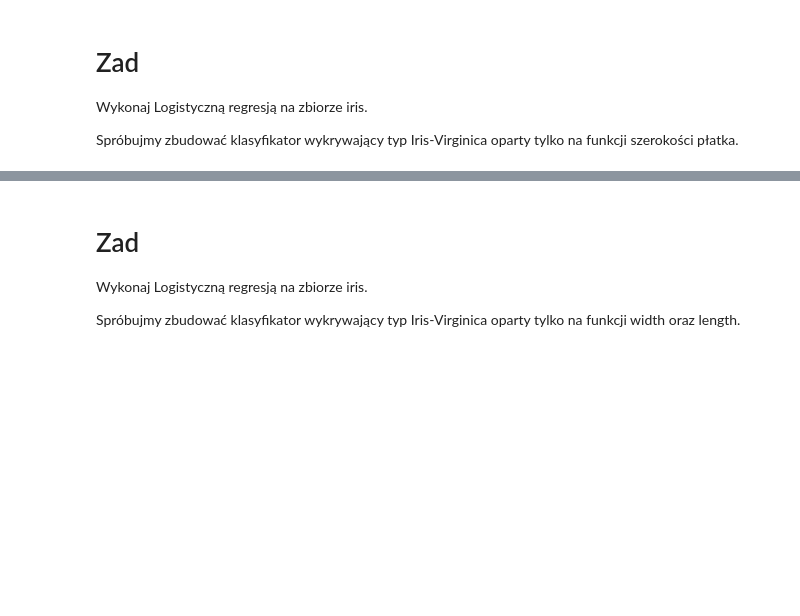
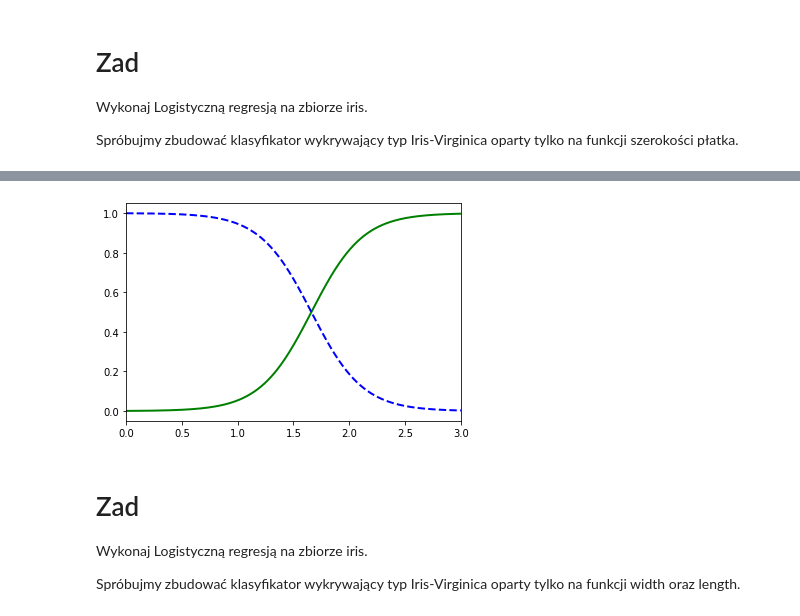
Before and after one commit to she3r/podstawy_sztucznej_inteligencji, a Jupyter notebook: Z11_D_Logistic_Regression.ipynb, the cells around one changed output, grey strips where cells are left out. Saved outputs shown, nothing was run; the diff lists cells and outputs as text; code cells hidden in the pictures; blank space fills up the shorter version.

```diff
--- a/Z11_D_Logistic_Regression.ipynb
+++ b/Z11_D_Logistic_Regression.ipynb
@@ -124,3 +134,18 @@ y = (iris["target"] == 2).astype(np.int) # 1 if Iris-Virginica, else 0
+# %%
+from sklearn.linear_model import LogisticRegression
+log_reg = LogisticRegression(random_state=42)
+log_reg.fit(X, y)
+
+X_new = np.linspace(0, 3, 1000).reshape(-1, 1)
+y_proba = log_reg.predict_proba(X_new)
+
+
+plt.plot(X_new, y_proba[:, 1], "g-", linewidth=2, label="Iris-Virginica")
+plt.plot(X_new, y_proba[:, 0], "b--", linewidth=2, label="Not Iris-Virginica")
+plt.xlim(0,3)
+plt.show()
+# %% [output]
+[figure, added]
 # %% [markdown]
 # Zad
 Wykonaj Logistyczną regresją na zbiorze iris.
```
Also changed, not shown: parts of 11 cells of this notebook, 2 other files.
